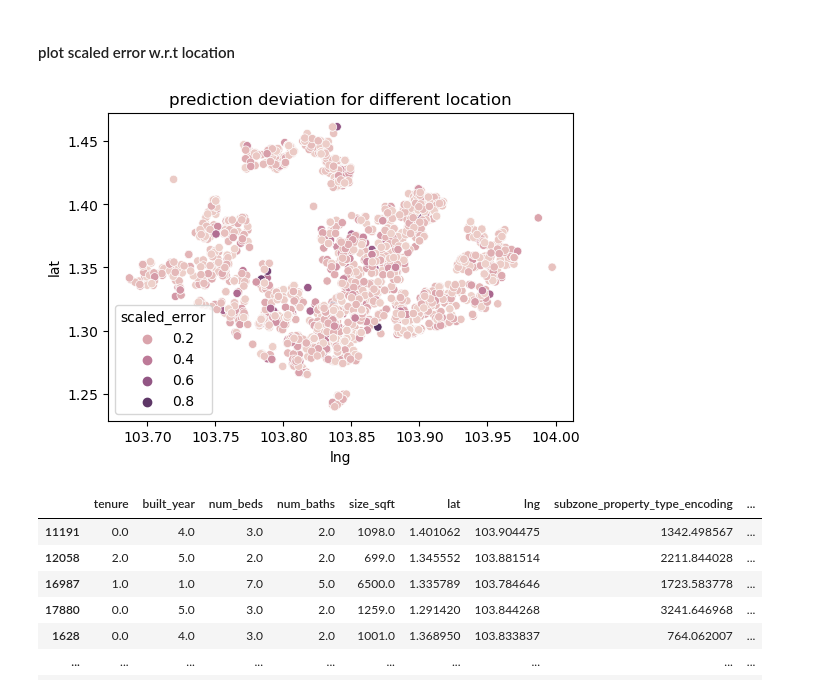
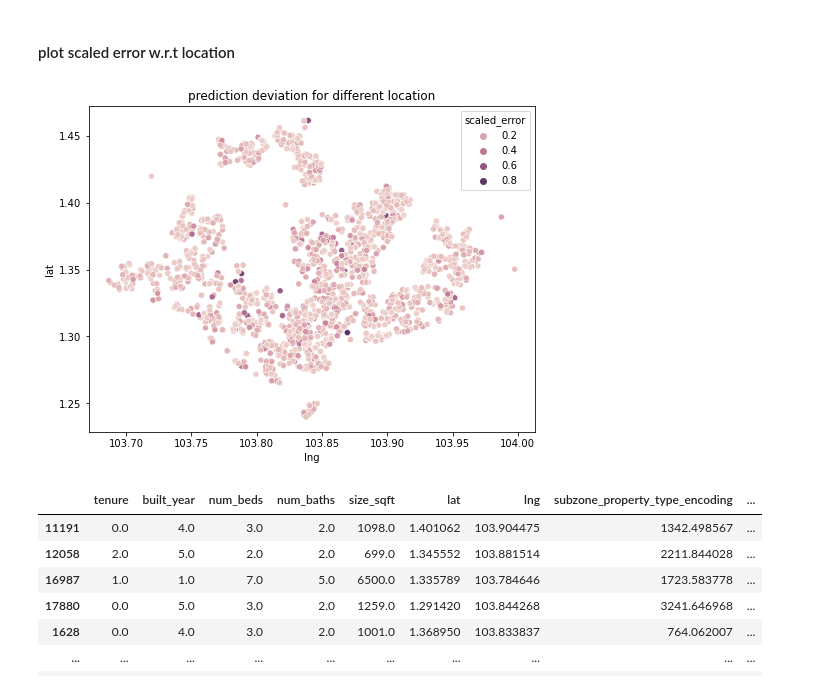
Before and after one commit to PigeonPhobia/no-bylan-regressor, a Jupyter notebook: xgboost_model_prediction.ipynb, the cells around one changed output. Cells and saved outputs as stored; diff of their text form; code cells hidden in the pictures.

```diff
--- a/xgboost_model_prediction.ipynb
+++ b/xgboost_model_prediction.ipynb
@@ -481,12 +458,13 @@ X_test3.loc[X_test3['scaled_error']>1, :]
 # %% [markdown]
 #### plot scaled error w.r.t location
 # %%
-plt.figure(figsize=(6,4))
-sns.scatterplot(data = X_test3.loc[X_test3['scaled_error']<=1, :], x = 'lng', y='lat', hue='scaled_error')
+fig, ax = plt.subplots(1,1,figsize=(8,6))
+
+sns.scatterplot(data = X_test3.loc[X_test3['scaled_error']<=1, :], x = 'lng', y='lat', hue='scaled_error', ax=ax)
 plt.title("prediction deviation for different location")
-plt.savefig('scaled error for different location')
+plt.savefig(f'{current_path}/img/scaled error for different location')
 # %% [output]
-[figure, old version]
+[figure, new version]
 # %%
 X_train3
 # %% [output]
```
Also changed, not shown: parts of 13 cells of this notebook, 10 other files.
